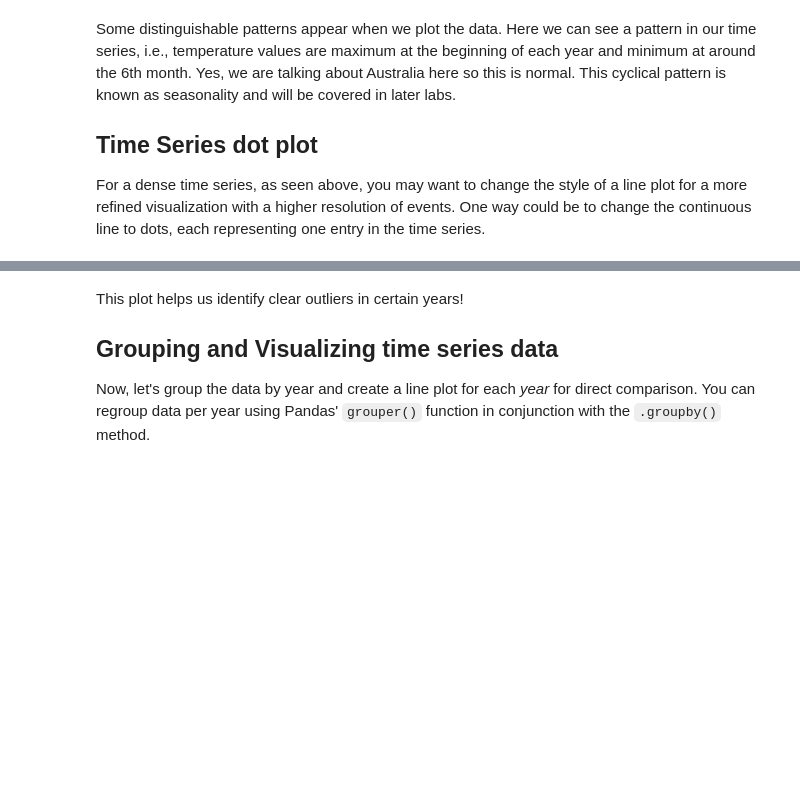
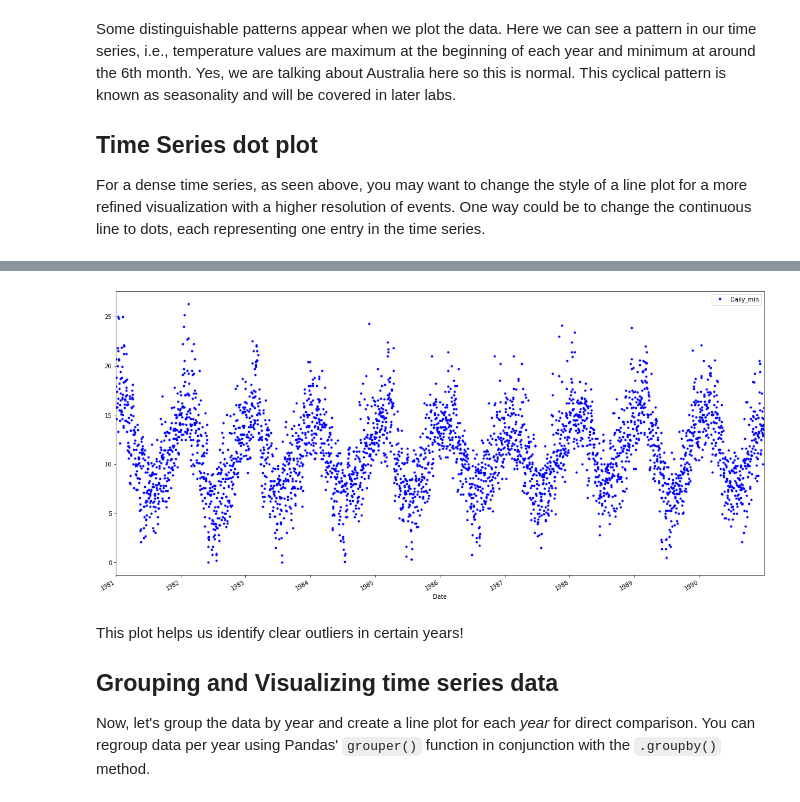
Before and after one commit to AlisonSalerno/dsc-visualizing-time-series-data-lab-nyc-ds-033020, a Jupyter notebook: index.ipynb, the cells around one changed output, grey strips where cells are left out. Drawn from its saved outputs; the diff is of its cells as text; code cells hidden in the pictures; blank space fills up the shorter version.

```diff
--- a/index.ipynb
+++ b/index.ipynb
@@ -86,6 +86,6 @@ For a dense time series, as seen above, you may want to change the style of a li
 # %%
 # Use dots instead on a continuous line and redraw the time series
 
-temp_data.plot(figsize=(20,10)style='b.')
+temp_data.plot(figsize=(20,10),style='b.')
 plt.show()
 # %% [output]
@@ -93,3 +92,4 @@ SyntaxError: invalid syntax (<ipython-input-9-9ad5390a67e0>, line 3)
+[figure, added]
 # %% [markdown]
 This plot helps us identify clear outliers in certain years!
 
```
Also changed, not shown: parts of 1 cell of this notebook.
